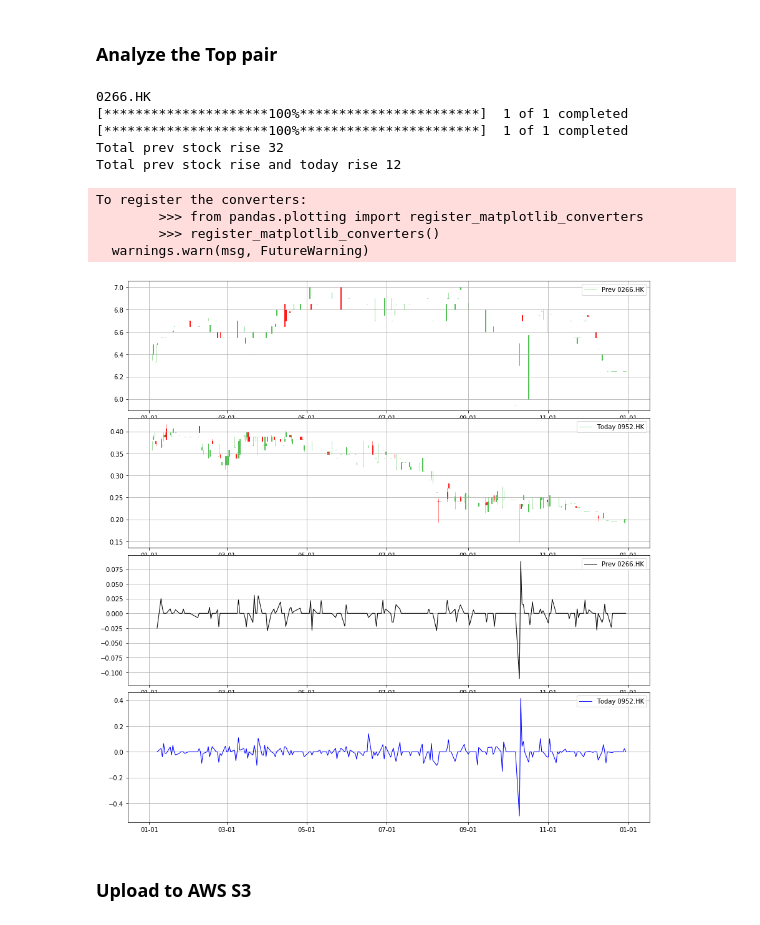
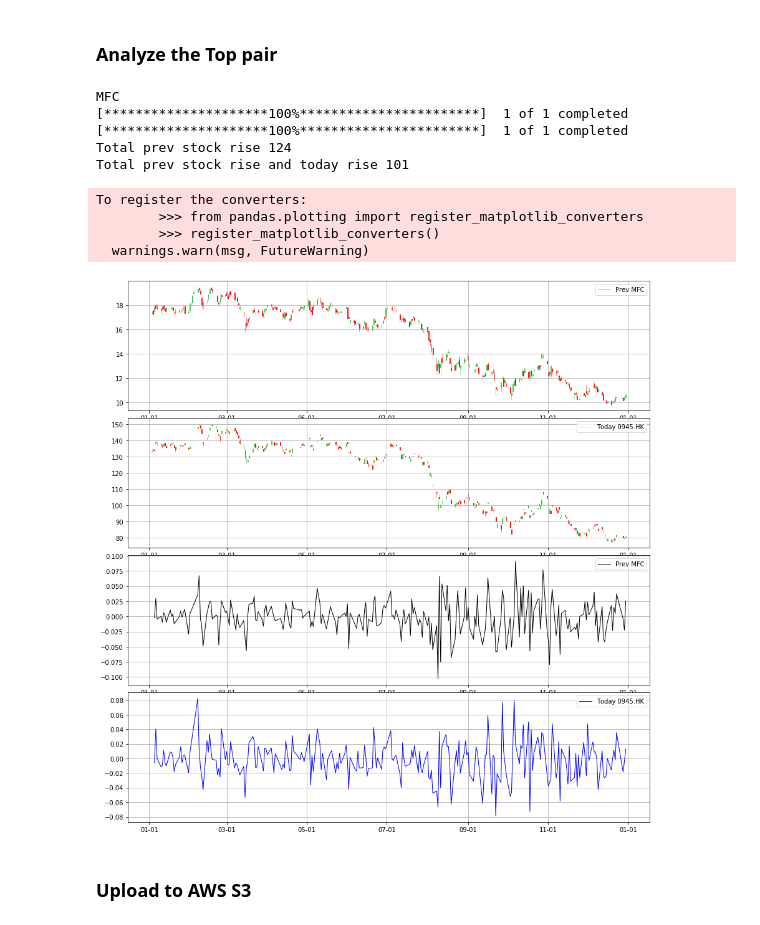
Before and after one commit to winglokhouse/slack-trading, a Jupyter notebook: US-HK-regression-modified-10-years-history.ipynb, the cells around one changed output. Cells and saved outputs as stored; diff of their text form; code cells hidden in the pictures.

Commit message:
First successful run of 1 indp var with HK-US stocks

```diff
--- a/US-HK-regression-modified-10-years-history.ipynb
+++ b/US-HK-regression-modified-10-years-history.ipynb
@@ -235,21 +222,21 @@ sorted_df.head(10)
 # %% [markdown]
 ### Analyze the Top pair
 # %%
-stock1 = '0266.HK.prev'
-stock2 = '0952.HK'
+stock1 = 'MFC.prev'
+stock2 = '0945.HK'
 #
 tools.plot_two_stocks(stock1, stock2, prevday_returns, today_returns, train_start, train_end)
 # %% [output]
-0266.HK
+MFC
 [*********************100%***********************]  1 of 1 completed
 [*********************100%***********************]  1 of 1 completed
-Total prev stock rise 32
-Total prev stock rise and today rise 12
+Total prev stock rise 124
+Total prev stock rise and today rise 101
 To register the converters:
         >>> from pandas.plotting import register_matplotlib_converters
         >>> register_matplotlib_converters()
   warnings.warn(msg, FutureWarning)
-[figure, old version]
+[figure, new version]
 # %% [markdown]
 ### Upload to AWS S3
 # %%
```
Also changed, not shown: parts of 12 cells of this notebook, 1 other file.
